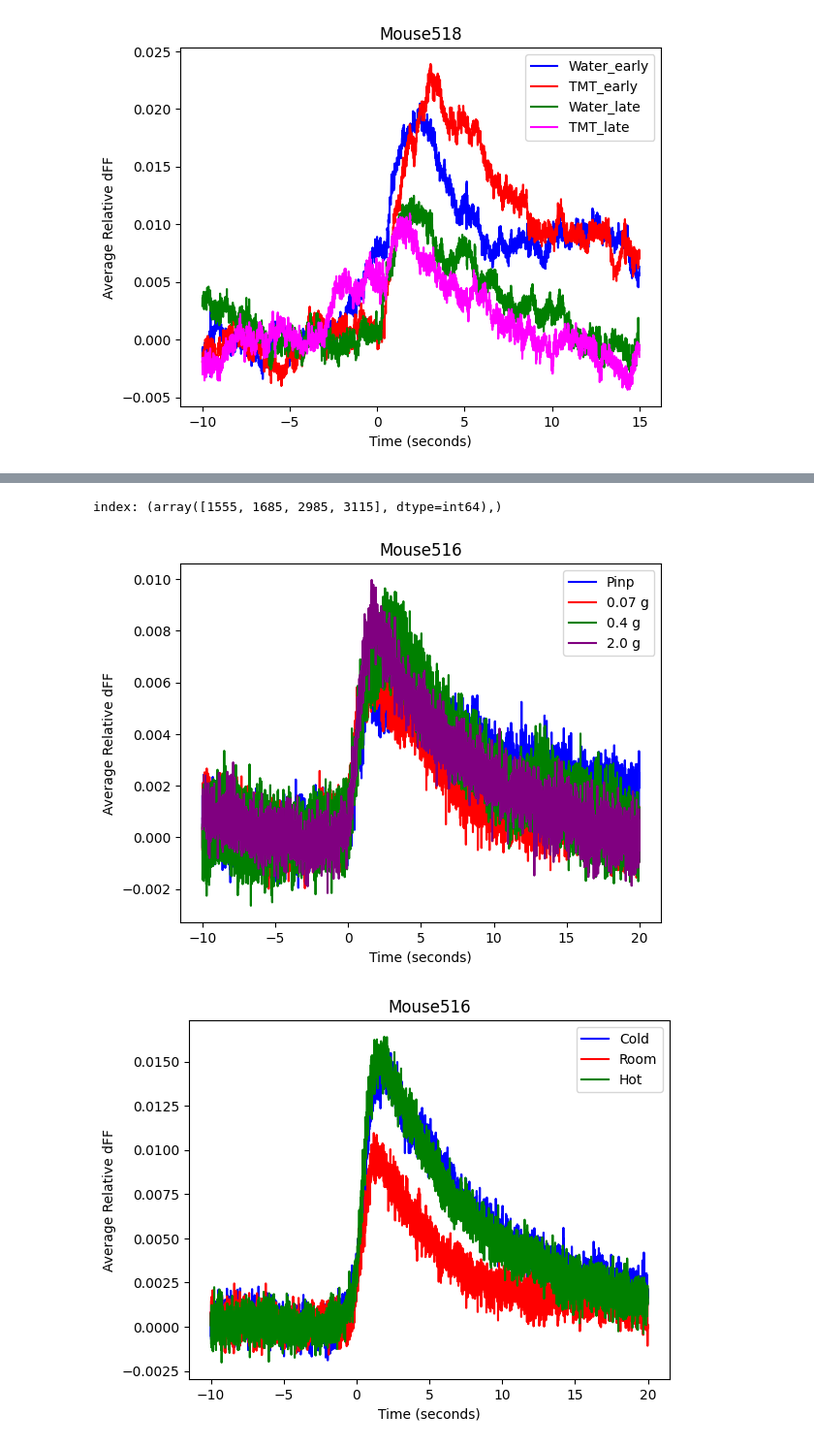
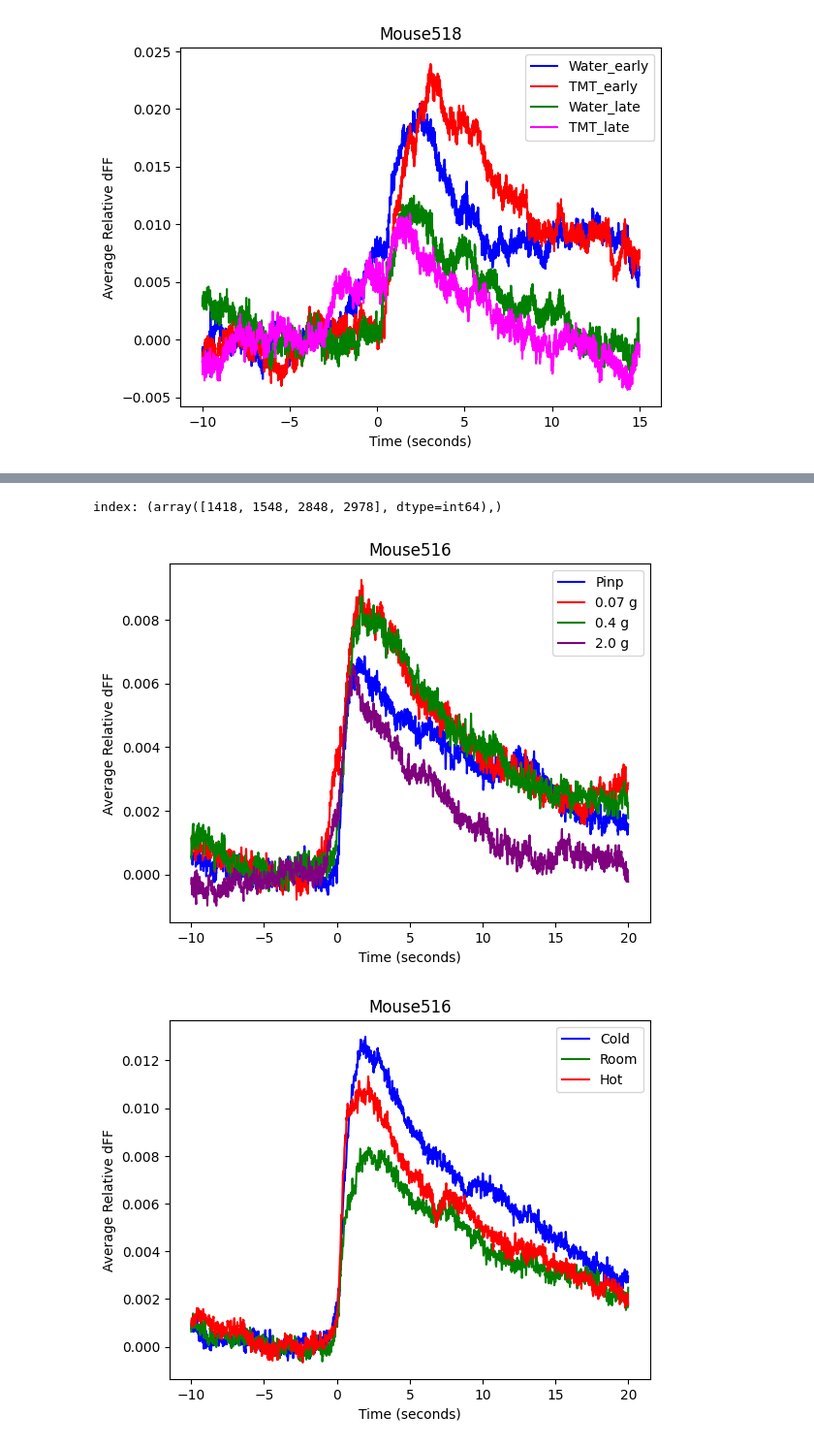
Before and after one commit to MagM00/nevian_lab, a Jupyter notebook: sensory_stim_analysis/sens_FP_analysis-617_618.ipynb, the cells around one changed output, grey strips where cells are left out. Shown at 97% size. Cells and saved outputs as stored; diff of their text form; code cells hidden in the pictures.

```diff
--- a/sensory_stim_analysis/sens_FP_analysis-617_618.ipynb
+++ b/sensory_stim_analysis/sens_FP_analysis-617_618.ipynb
@@ -773,17 +774,17 @@ plt.show()
 [figure]
 # %%
 # Define the PPD file path
-ppd_file_path = r'E:\sensory_stim\fp\519-2023-11-24-174207.ppd'
+ppd_file_path = r'E:\sensory_stim\fp\516-2023-11-23-113708.ppd'
 
 # Load the Excel file
-file_path = 'E:/sensory_stim/JH519_log.xlsx'
+file_path = 'E:/sensory_stim/JH516_log.xlsx'
 excel_data = pd.read_excel(file_path)
 
 # Extract the stimulus (Stim) value from the 'Event' column
 excel_data['Stim'] = excel_data['Event'].apply(lambda x: int(x.split(':')[0]))
 
 # Subtract 'ledonset' from the 'Frame' column and convert to string
-ledonset = 533
+ledonset = 525
 pre_start = 10
 post_start = 20
 # %%
@@ -930,6 +931,12 @@ average_trace_weak = np.mean(trace_data_matrix_weak, axis=0)
 average_trace_mild = np.mean(trace_data_matrix_mild, axis=0)
 average_trace_hard = np.mean(trace_data_matrix_hard, axis=0)
 
+average_trace_pinp = savgol_filter(np.mean(trace_data_matrix_pinp, axis=0), window_length=11, polyorder=2)
+average_trace_weak = savgol_filter(np.mean(trace_data_matrix_weak, axis=0), window_length=11, polyorder=2)
+average_trace_mild = savgol_filter(np.mean(trace_data_matrix_mild, axis=0), window_length=11, polyorder=2)
+average_trace_hard = savgol_filter(np.mean(trace_data_matrix_hard, axis=0), window_length=11, polyorder=2)
+
+
 plt.plot(np.arange(-pre_start, post_start, 1/sampling_rate), average_trace_pinp, label='Pinp', color='blue')
 plt.plot(np.arange(-pre_start, post_start, 1/sampling_rate), average_trace_weak, label='0.07 g', color='red')
 plt.plot(np.arange(-pre_start, post_start, 1/sampling_rate), average_trace_mild, label='0.4 g', color='green')
@@ -946,9 +953,14 @@ average_trace_cold = np.mean(trace_data_matrix_cold, axis=0)
 average_trace_room = np.mean(trace_data_matrix_room, axis=0)
 average_trace_warm = np.mean(trace_data_matrix_warm, axis=0)
 
+average_trace_cold = savgol_filter(np.mean(trace_data_matrix_cold, axis=0), window_length=11, polyorder=2)
+average_trace_room = savgol_filter(np.mean(trace_data_matrix_room, axis=0), window_length=11, polyorder=2)
+average_trace_warm = savgol_filter(np.mean(trace_data_matrix_warm, axis=0), window_length=11, polyorder=2)
+
+
 plt.plot(np.arange(-pre_start, post_start, 1/sampling_rate), average_trace_cold, label='Cold', color='blue')
-plt.plot(np.arange(-pre_start, post_start, 1/sampling_rate), average_trace_room, label='Room', color='red')
-plt.plot(np.arange(-pre_start, post_start, 1/sampling_rate), average_trace_warm, label='Hot', color='green')
+plt.plot(np.arange(-pre_start, post_start, 1/sampling_rate), average_trace_room, label='Room', color='green')
+plt.plot(np.arange(-pre_start, post_start, 1/sampling_rate), average_trace_warm, label='Hot', color='red')
 
 
 plt.xlabel('Time (seconds)')
@@ -980,11 +992,11 @@ def plot_heatmap(data_matrix, title, pre_start, post_start, sampling_rate, vmin,
     plt.show()
 
 # Plotting heatmaps with consistent color scaling
-plot_heatmap(trace_data_matrix_pinp, 'Heatmap - Pinp', pre_start, post_start, sampling_rate, min_val, max_val)
-plot_heatmap(trace_data_matrix_weak, 'Heatmap - 0.07 g', pre_start, post_start, sampling_rate, min_val, max_val)
-plot_heatmap(trace_data_matrix_mild, 'Heatmap - 0.4 g', pre_start, post_start, sampling_rate, min_val, max_val)
-plot_heatmap(trace_data_matrix_hard, 'Heatmap - 2.0 g', pre_start, post_start, sampling_rate, min_val, max_val)
-plot_heatmap(trace_data_matrix_cold, 'Heatmap - Cold', pre_start, post_start, sampling_rate, min_val, max_val)
-plot_heatmap(trace_data_matrix_room, 'Heatmap - Room Temp', pre_start, post_start, sampling_rate, min_val, max_val)
-plot_heatmap(trace_data_matrix_warm, 'Heatmap - Hot', pre_start, post_start, sampling_rate, min_val, max_val)
+#plot_heatmap(trace_data_matrix_pinp, 'Heatmap - Pinp', pre_start, post_start, sampling_rate, min_val, max_val)
+#plot_heatmap(trace_data_matrix_weak, 'Heatmap - 0.07 g', pre_start, post_start, sampling_rate, min_val, max_val)
+#plot_heatmap(trace_data_matrix_mild, 'Heatmap - 0.4 g', pre_start, post_start, sampling_rate, min_val, max_val)
+#plot_heatmap(trace_data_matrix_hard, 'Heatmap - 2.0 g', pre_start, post_start, sampling_rate, min_val, max_val)
+#plot_heatmap(trace_data_matrix_cold, 'Heatmap - Cold', pre_start, post_start, sampling_rate, min_val, max_val)
+#plot_heatmap(trace_data_matrix_room, 'Heatmap - Room Temp', pre_start, post_start, sampling_rate, min_val, max_val)
+#plot_heatmap(trace_data_matrix_warm, 'Heatmap - Hot', pre_start, post_start, sampling_rate, min_val, max_val)
 # %% [output]
@@ -992,3 +1004,3 @@ plot_heatmap(trace_data_matrix_warm, 'Heatmap - Hot', pre_start, post_start, sam
-index: (array([1555, 1685, 2985, 3115], dtype=int64),)
+index: (array([1418, 1548, 2848, 2978], dtype=int64),)
-[figure, old version]
+[figure, new version]
-[figure, old version]
+[figure, new version]
```
Also changed, not shown: parts of 3 cells of this notebook.
